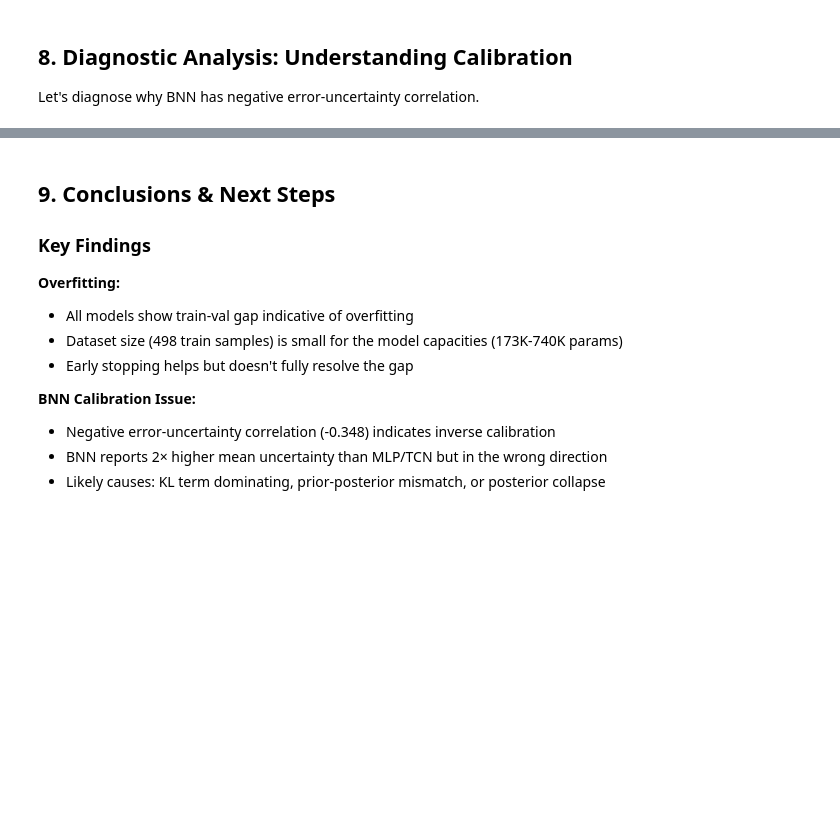
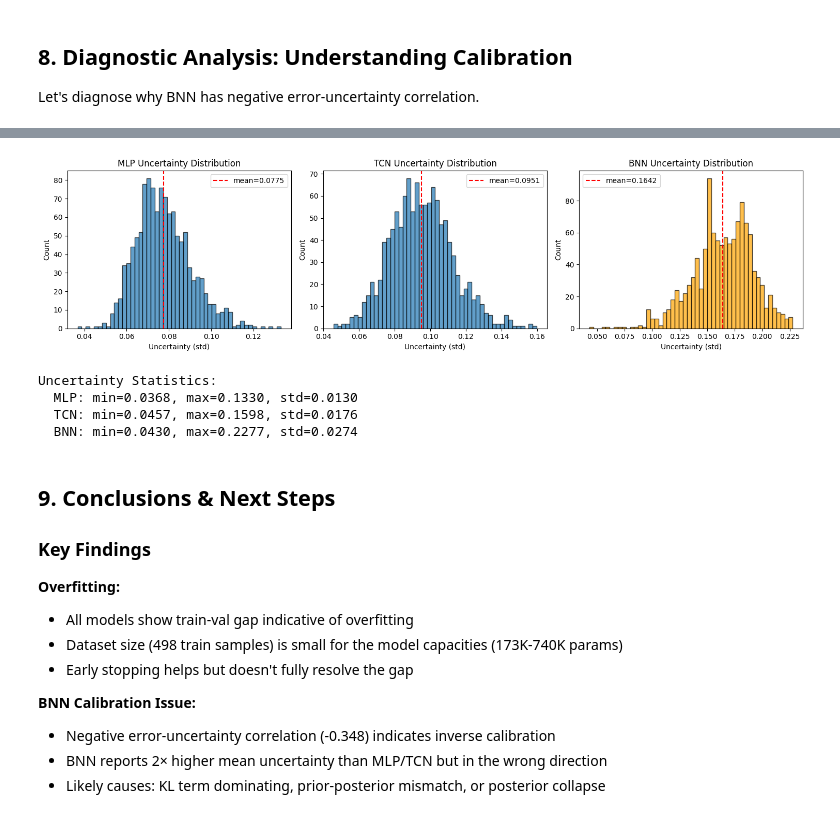
Before and after one commit to DesmondChoy/twinkl, a Jupyter notebook: notebooks/critic_comparison.ipynb, the cells around one changed output, grey strips where cells are left out. Saved outputs shown, nothing was run; the diff lists cells and outputs as text; code cells hidden in the pictures; blank space fills up the shorter version.

```diff
--- a/notebooks/critic_comparison.ipynb
+++ b/notebooks/critic_comparison.ipynb
@@ -903,40 +932,67 @@ if bnn_results:
 # %%
 # Uncertainty distribution comparison
 fig, axes = plt.subplots(1, 3, figsize=(15, 4))
 
-axes[0].hist(mlp_uncert, bins=50, alpha=0.7, edgecolor='black')
-axes[0].axvline(mlp_uncert.mean(), color='red', linestyle='--', label=f'mean={mlp_uncert.mean():.4f}')
+axes[0].hist(mlp_uncert, bins=50, alpha=0.7, edgecolor="black")
+axes[0].axvline(
+    mlp_uncert.mean(),
+    color="red",
+    linestyle="--",
+    label=f"mean={mlp_uncert.mean():.4f}",
+)
 axes[0].set_xlabel("Uncertainty (std)")
 axes[0].set_ylabel("Count")
 axes[0].set_title("MLP Uncertainty Distribution")
 axes[0].legend()
 
 if tcn_results:
-    axes[1].hist(tcn_uncert, bins=50, alpha=0.7, edgecolor='black')
-    axes[1].axvline(tcn_uncert.mean(), color='red', linestyle='--', label=f'mean={tcn_uncert.mean():.4f}')
+    axes[1].hist(tcn_uncert, bins=50, alpha=0.7, edgecolor="black")
+    axes[1].axvline(
+        tcn_uncert.mean(),
+        color="red",
+        linestyle="--",
+        label=f"mean={tcn_uncert.mean():.4f}",
+    )
     axes[1].set_xlabel("Uncertainty (std)")
     axes[1].set_ylabel("Count")
     axes[1].set_title("TCN Uncertainty Distribution")
     axes[1].legend()
 
 if bnn_results:
-    axes[2].hist(bnn_uncert, bins=50, alpha=0.7, color='orange', edgecolor='black')
-    axes[2].axvline(bnn_uncert.mean(), color='red', linestyle='--', label=f'mean={bnn_uncert.mean():.4f}')
+    axes[2].hist(bnn_uncert, bins=50, alpha=0.7, color="orange", edgecolor="black")
+    axes[2].axvline(
+        bnn_uncert.mean(),
+        color="red",
+        linestyle="--",
+        label=f"mean={bnn_uncert.mean():.4f}",
+    )
     axes[2].set_xlabel("Uncertainty (std)")
     axes[2].set_ylabel("Count")
     axes[2].set_title("BNN Uncertainty Distribution")
     axes[2].legend()
 
 plt.tight_layout()
 plt.show()
 
 # Print uncertainty statistics
 print("\nUncertainty Statistics:")
-print(f"  MLP: min={mlp_uncert.min():.4f}, max={mlp_uncert.max():.4f}, std={mlp_uncert.std():.4f}")
+print(
+    f"  MLP: min={mlp_uncert.min():.4f}, max={mlp_uncert.max():.4f}, std={mlp_uncert.std():.4f}"
+)
 if tcn_results:
-    print(f"  TCN: min={tcn_uncert.min():.4f}, max={tcn_uncert.max():.4f}, std={tcn_uncert.std():.4f}")
+    print(
+        f"  TCN: min={tcn_uncert.min():.4f}, max={tcn_uncert.max():.4f}, std={tcn_uncert.std():.4f}"
+    )
 if bnn_results:
-    print(f"  BNN: min={bnn_uncert.min():.4f}, max={bnn_uncert.max():.4f}, std={bnn_uncert.std():.4f}")
+    print(
+        f"  BNN: min={bnn_uncert.min():.4f}, max={bnn_uncert.max():.4f}, std={bnn_uncert.std():.4f}"
+    )
+# %% [output]
+[figure, added]
+Uncertainty Statistics:
+  MLP: min=0.0368, max=0.1330, std=0.0130
+  TCN: min=0.0457, max=0.1598, std=0.0176
+  BNN: min=0.0430, max=0.2277, std=0.0274
 # %% [markdown]
 ## 9. Conclusions & Next Steps
 
```
Also changed, not shown: parts of 14 cells of this notebook, 1 other file.
